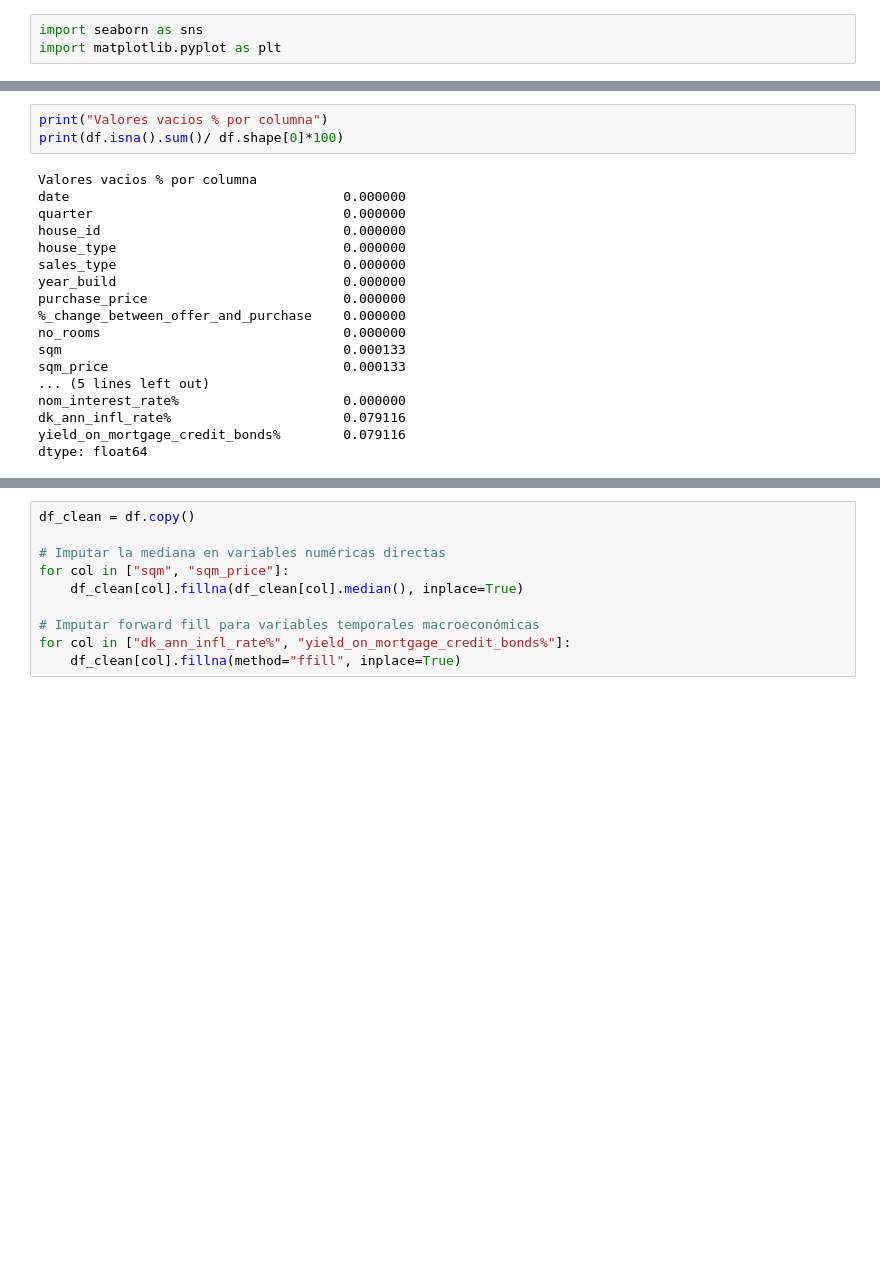
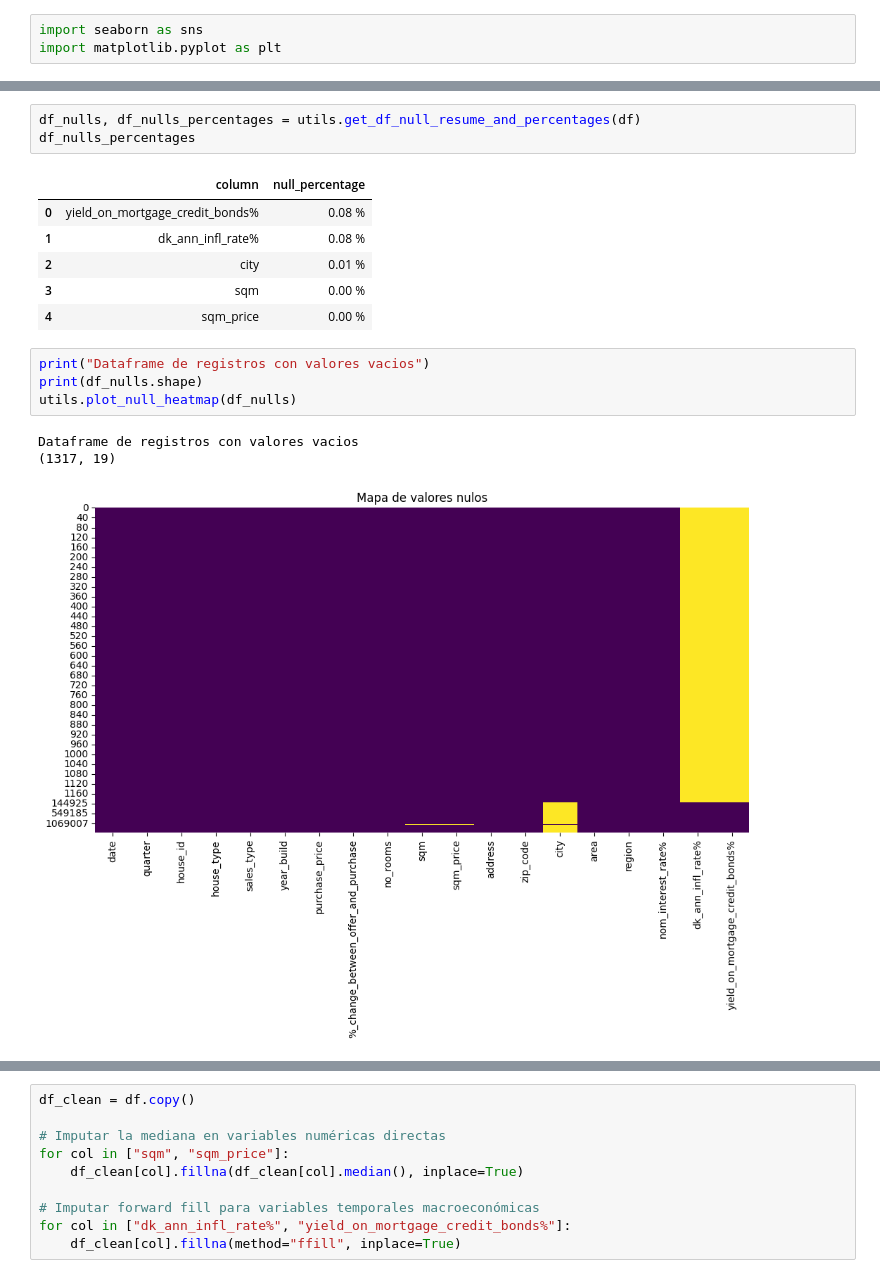
Before and after one commit to R0SEWT/Denmark-HousePrices-Analysis, a Jupyter notebook: notebooks/01_exploracion_eda.ipynb, the cells around one changed output, grey strips where cells are left out. Saved outputs shown, nothing was run; the diff lists cells and outputs as text; blank space fills up the shorter version.

```diff
--- a/notebooks/01_exploracion_eda.ipynb
+++ b/notebooks/01_exploracion_eda.ipynb
@@ -193,21 +205,18 @@ sns.heatmap(df.isna(), cbar=False, cmap='viridis')
 # %%
-print("Valores vacios % por columna")
-print(df.isna().sum()/ df.shape[0]*100)
+df_nulls, df_nulls_percentages = utils.get_df_null_resume_and_percentages(df)
+df_nulls_percentages
 # %% [output]
-Valores vacios % por columna
-date                                   0.000000
-quarter                                0.000000
-house_id                               0.000000
-house_type                             0.000000
-sales_type                             0.000000
-year_build                             0.000000
-purchase_price                         0.000000
-%_change_between_offer_and_purchase    0.000000
-no_rooms                               0.000000
-sqm                                    0.000133
-sqm_price                              0.000133
-... (5 lines left out)
-nom_interest_rate%                     0.000000
-dk_ann_infl_rate%                      0.079116
-yield_on_mortgage_credit_bonds%        0.079116
-dtype: float64
+|  | column | null_percentage |
+| 0 | yield_on_mortgage_credit_bonds% | 0.08 % |
+| 1 | dk_ann_infl_rate% | 0.08 % |
+| 2 | city | 0.01 % |
+| 3 | sqm | 0.00 % |
+| 4 | sqm_price | 0.00 % |
+# %%
+print("Dataframe de registros con valores vacios")
+print(df_nulls.shape)
+utils.plot_null_heatmap(df_nulls)
+# %% [output]
+Dataframe de registros con valores vacios
+(1317, 19)
+[figure, added]
```
Also changed, not shown: parts of 34 cells of this notebook, 1 other file.
